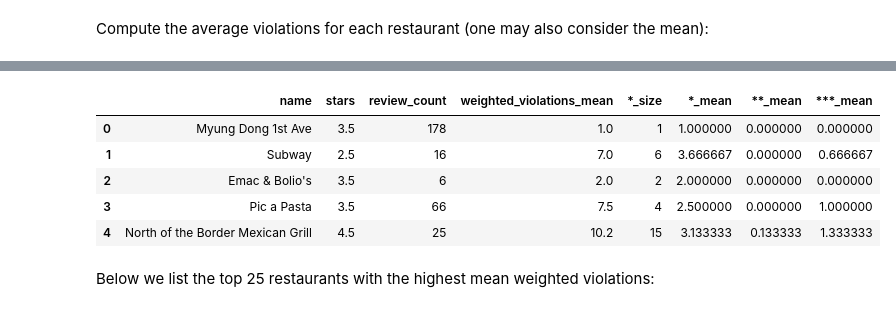
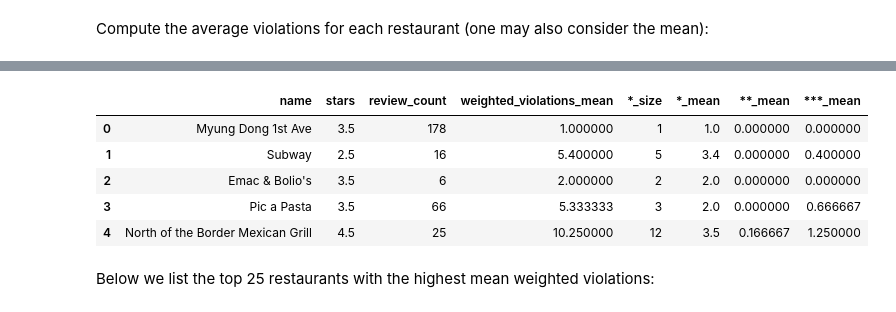
Before and after one commit to jhalverson/data_science, a Jupyter notebook: project_boston_restaurants/part_2_yelp_business_data.ipynb, the cells around one changed output, grey strips where cells are left out. Drawn from its saved outputs; the diff is of its cells as text; code cells hidden in the pictures.

```diff
--- a/project_boston_restaurants/part_2_yelp_business_data.ipynb
+++ b/project_boston_restaurants/part_2_yelp_business_data.ipynb
@@ -36,0 +15,7 @@ trans.head()
+# %%
+from helper_methods import drop_duplicate_inspections
+
+df = pd.read_csv('data/training_labels.txt', parse_dates=['date'])
+df = df.sort_values(['restaurant_id', 'date'])
+df = drop_duplicate_inspections(df, threshold=60)
+df.head()
@@ -36,0 +29,6 @@ trans.head()
+# %%
+trans = pd.read_csv('data/restaurant_ids_to_yelp_ids.csv')
+trans = trans[trans['yelp_id_1'].isnull()]
+trans.drop(['yelp_id_1', 'yelp_id_2', 'yelp_id_3'], axis=1, inplace=True)
+trans.columns = ['restaurant_id', 'business_id']
+trans.head()
@@ -37,6 +42,7 @@ trans.head()
 # %%
 from helper_methods import read_json
-df_biz = read_json('yelp_boston_academic_dataset_updated/yelp_academic_dataset_business.json')
+df_biz = read_json('data/yelp_academic_dataset_business.json')
+df_biz['price_range'] = df_biz.attributes.apply(lambda x: x['Price Range'] if 'Price Range' in x.keys() else 0)
 df_biz.head(3)
 # %% [output]
 |  | attributes | business_id | categories | city | full_address | hours | latitude | longitude | name | ... |
@@ -82,14 +97,13 @@ avg_violations.sort_values([('weighted_violations', 'mean')], ascending=False).h
 # %%
-biz_violations = pd.merge(name_id_yelp, avg_violations, left_on='restaurant_id', right_index=True, how='inner')
-biz_violations.columns = biz_violations.columns[:16].tolist() + map(lambda x: '_'.join([x[0], x[1]]), biz_violations.columns[16:])
+biz_violations.columns = biz_violations.columns[:17].tolist() + map(lambda x: '_'.join([x[0], x[1]]), biz_violations.columns[17:])
 biz_violations[['name', 'stars', 'review_count', 'weighted_violations_mean', '*_size', '*_mean', '**_mean','***_mean']].head()
 # %% [output]
 |  | name | stars | review_count | weighted_violations_mean | *_size | *_mean | **_mean | ***_mean |
-| 0 | Myung Dong 1st Ave | 3.5 | 178 | 1.0 | 1 | 1.000000 | 0.000000 | 0.000000 |
-| 1 | Subway | 2.5 | 16 | 7.0 | 6 | 3.666667 | 0.000000 | 0.666667 |
-| 2 | Emac & Bolio's | 3.5 | 6 | 2.0 | 2 | 2.000000 | 0.000000 | 0.000000 |
-| 3 | Pic a Pasta | 3.5 | 66 | 7.5 | 4 | 2.500000 | 0.000000 | 1.000000 |
-| 4 | North of the Border Mexican Grill | 4.5 | 25 | 10.2 | 15 | 3.133333 | 0.133333 | 1.333333 |
+| 0 | Myung Dong 1st Ave | 3.5 | 178 | 1.000000 | 1 | 1.0 | 0.000000 | 0.000000 |
+| 1 | Subway | 2.5 | 16 | 5.400000 | 5 | 3.4 | 0.000000 | 0.400000 |
+| 2 | Emac & Bolio's | 3.5 | 6 | 2.000000 | 2 | 2.0 | 0.000000 | 0.000000 |
+| 3 | Pic a Pasta | 3.5 | 66 | 5.333333 | 3 | 2.0 | 0.000000 | 0.666667 |
+| 4 | North of the Border Mexican Grill | 4.5 | 25 | 10.250000 | 12 | 3.5 | 0.166667 | 1.250000 |
 # %% [markdown]
 Below we list the top 25 restaurants with the highest mean weighted violations:
 # %%
```
Also changed, not shown: parts of 29 cells of this notebook, 1 other file.
